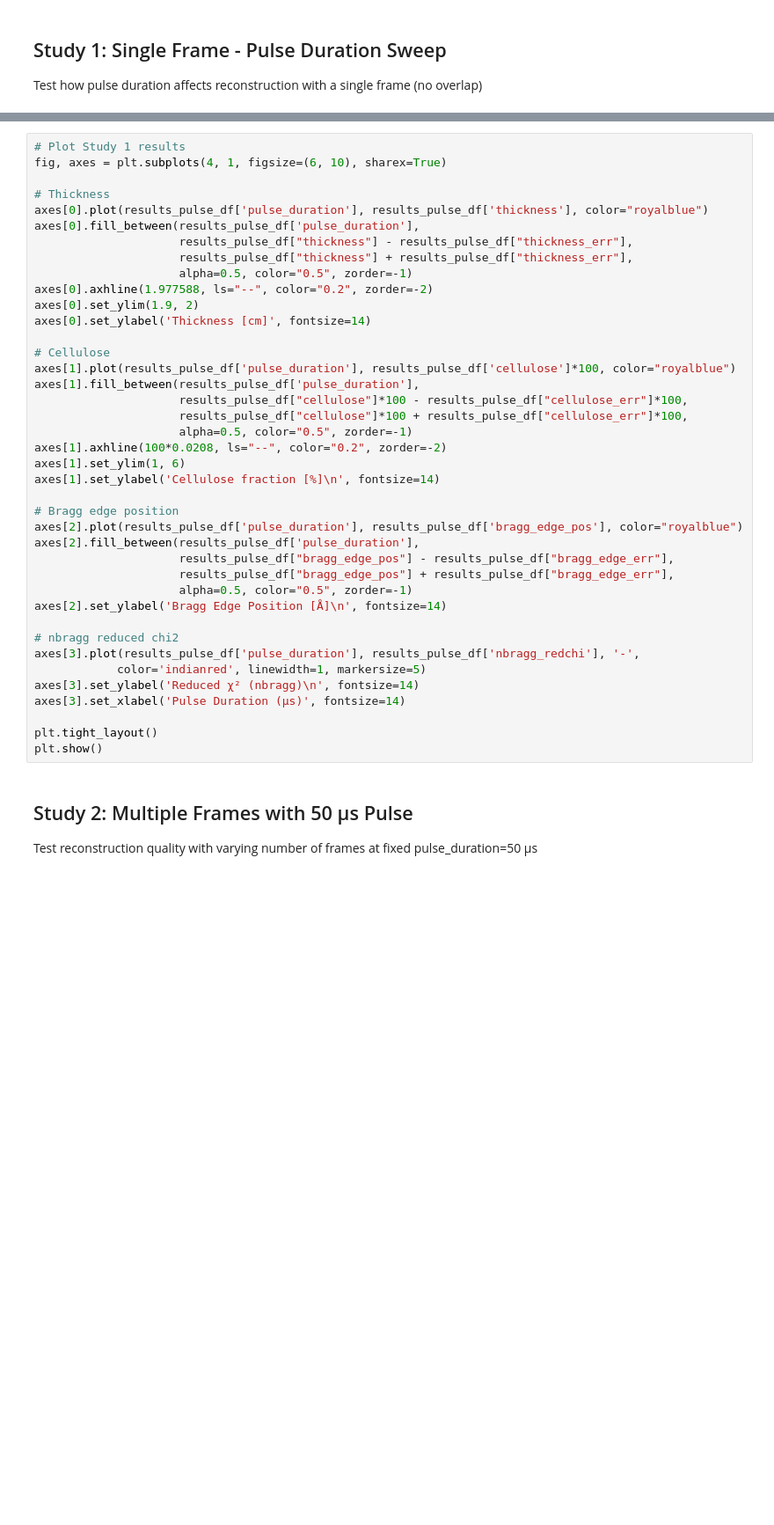
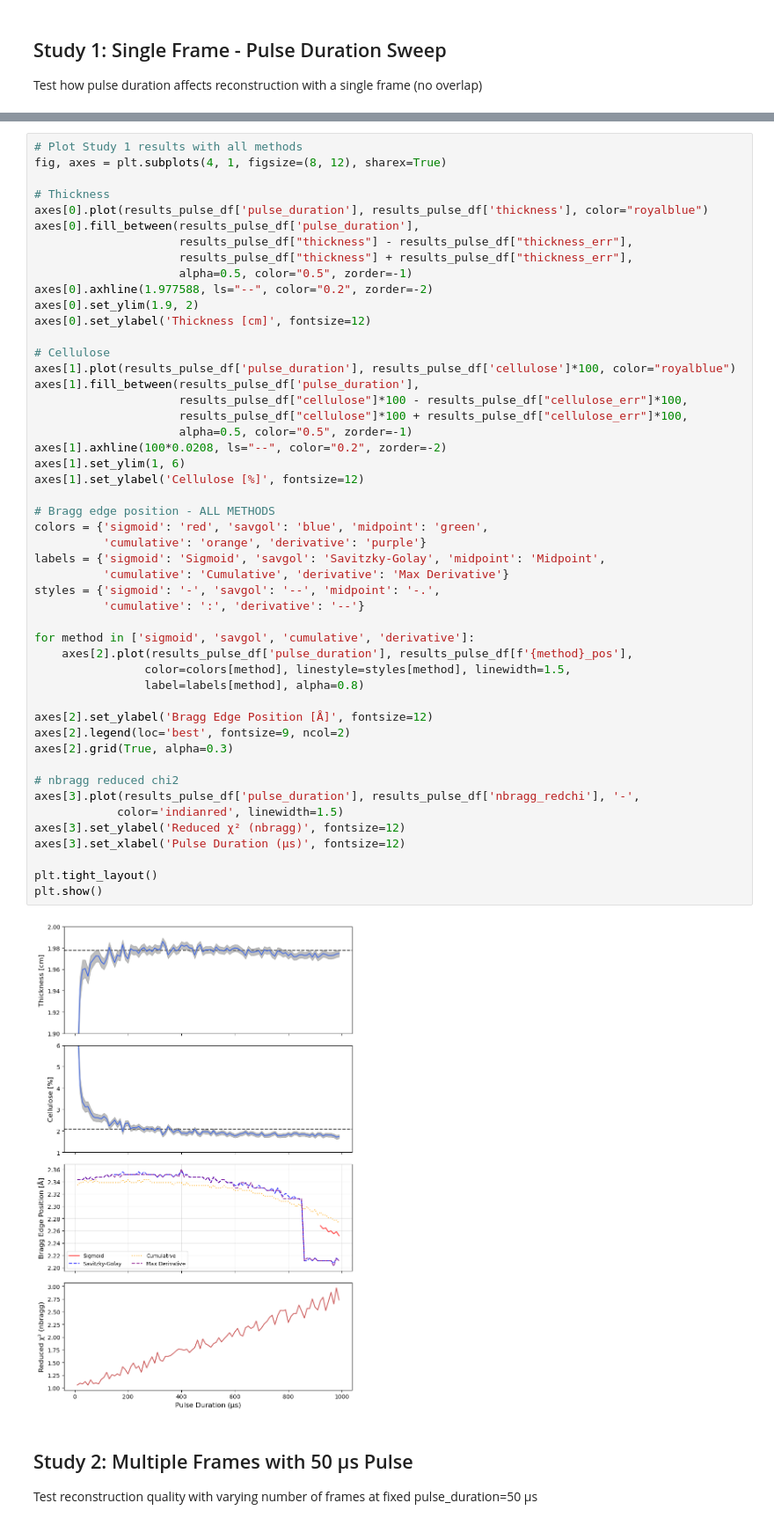
Before and after one commit to TsvikiHirsh/frame_overlap, a Jupyter notebook: notebooks/simple_reconstruction_example.ipynb, the cells around one changed output, grey strips where cells are left out. Shown at 88% size. Cells and saved outputs as stored; diff of their text form; blank space fills up the shorter version.

```diff
--- a/notebooks/simple_reconstruction_example.ipynb
+++ b/notebooks/simple_reconstruction_example.ipynb
@@ -322,43 +531,54 @@ print(results_pulse_df.head())
 # %%
-# Plot Study 1 results
-fig, axes = plt.subplots(4, 1, figsize=(6, 10), sharex=True)
+# Plot Study 1 results with all methods
+fig, axes = plt.subplots(4, 1, figsize=(8, 12), sharex=True)
 
 # Thickness
 axes[0].plot(results_pulse_df['pulse_duration'], results_pulse_df['thickness'], color="royalblue")
 axes[0].fill_between(results_pulse_df['pulse_duration'],
                      results_pulse_df["thickness"] - results_pulse_df["thickness_err"],
                      results_pulse_df["thickness"] + results_pulse_df["thickness_err"],
                      alpha=0.5, color="0.5", zorder=-1)
 axes[0].axhline(1.977588, ls="--", color="0.2", zorder=-2)
 axes[0].set_ylim(1.9, 2)
-axes[0].set_ylabel('Thickness [cm]', fontsize=14)
+axes[0].set_ylabel('Thickness [cm]', fontsize=12)
 
 # Cellulose
 axes[1].plot(results_pulse_df['pulse_duration'], results_pulse_df['cellulose']*100, color="royalblue")
 axes[1].fill_between(results_pulse_df['pulse_duration'],
                      results_pulse_df["cellulose"]*100 - results_pulse_df["cellulose_err"]*100,
                      results_pulse_df["cellulose"]*100 + results_pulse_df["cellulose_err"]*100,
                      alpha=0.5, color="0.5", zorder=-1)
 axes[1].axhline(100*0.0208, ls="--", color="0.2", zorder=-2)
 axes[1].set_ylim(1, 6)
-axes[1].set_ylabel('Cellulose fraction [%]\n', fontsize=14)
+axes[1].set_ylabel('Cellulose [%]', fontsize=12)
 
-# Bragg edge position
-axes[2].plot(results_pulse_df['pulse_duration'], results_pulse_df['bragg_edge_pos'], color="royalblue")
-axes[2].fill_between(results_pulse_df['pulse_duration'],
-                     results_pulse_df["bragg_edge_pos"] - results_pulse_df["bragg_edge_err"],
-                     results_pulse_df["bragg_edge_pos"] + results_pulse_df["bragg_edge_err"],
-                     alpha=0.5, color="0.5", zorder=-1)
-axes[2].set_ylabel('Bragg Edge Position [Å]\n', fontsize=14)
+# Bragg edge position - ALL METHODS
+colors = {'sigmoid': 'red', 'savgol': 'blue', 'midpoint': 'green',
+          'cumulative': 'orange', 'derivative': 'purple'}
+labels = {'sigmoid': 'Sigmoid', 'savgol': 'Savitzky-Golay', 'midpoint': 'Midpoint',
+          'cumulative': 'Cumulative', 'derivative': 'Max Derivative'}
+styles = {'sigmoid': '-', 'savgol': '--', 'midpoint': '-.',
+          'cumulative': ':', 'derivative': '--'}
+
+for method in ['sigmoid', 'savgol', 'cumulative', 'derivative']:
+    axes[2].plot(results_pulse_df['pulse_duration'], results_pulse_df[f'{method}_pos'],
+                color=colors[method], linestyle=styles[method], linewidth=1.5,
+                label=labels[method], alpha=0.8)
+
+axes[2].set_ylabel('Bragg Edge Position [Å]', fontsize=12)
+axes[2].legend(loc='best', fontsize=9, ncol=2)
+axes[2].grid(True, alpha=0.3)
 
 # nbragg reduced chi2
 axes[3].plot(results_pulse_df['pulse_duration'], results_pulse_df['nbragg_redchi'], '-',
-            color='indianred', linewidth=1, markersize=5)
-axes[3].set_ylabel('Reduced χ² (nbragg)\n', fontsize=14)
-axes[3].set_xlabel('Pulse Duration (µs)', fontsize=14)
+            color='indianred', linewidth=1.5)
+axes[3].set_ylabel('Reduced χ² (nbragg)', fontsize=12)
+axes[3].set_xlabel('Pulse Duration (µs)', fontsize=12)
 
 plt.tight_layout()
 plt.show()
+# %% [output]
+[figure, added]
 # %% [markdown]
 ## Study 2: Multiple Frames with 50 µs Pulse
 
```
Also changed, not shown: parts of 16 cells of this notebook.
